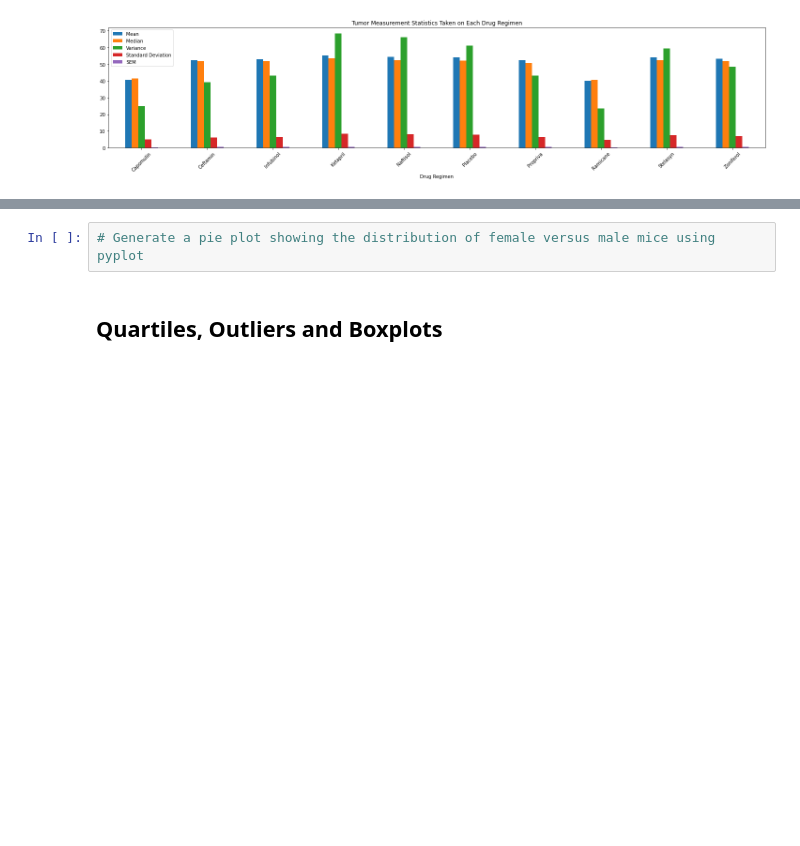
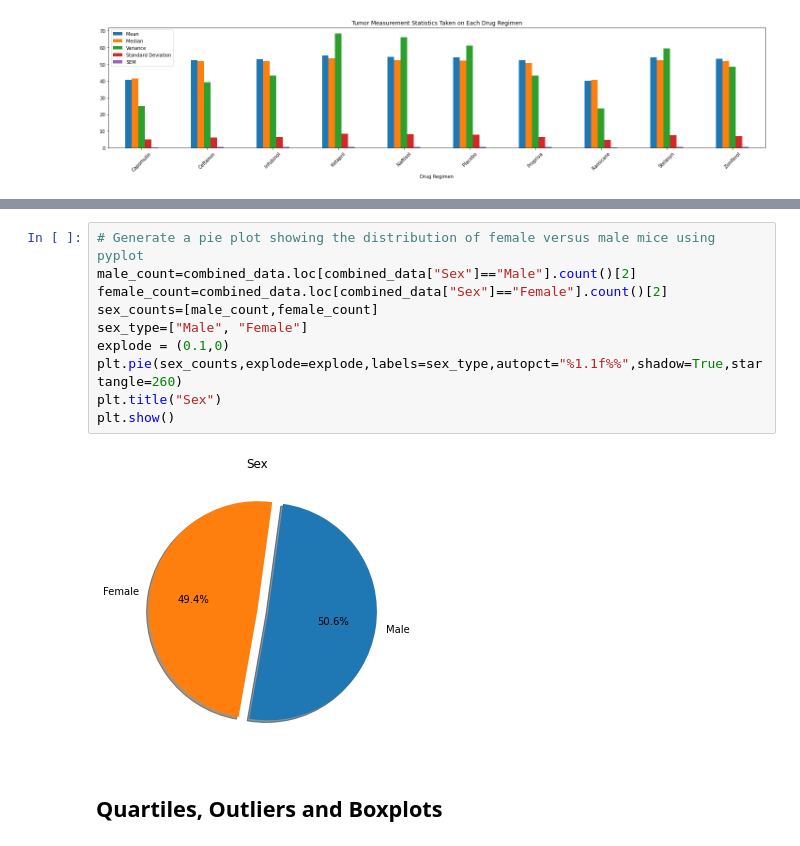
Before and after one commit to georgiafbi/matplotlib-challenge, a Jupyter notebook: Pymaceuticals/pymaceuticals_starter.ipynb, the cells around one changed output, grey strips where cells are left out. Cells and saved outputs as stored; diff of their text form; blank space fills up the shorter version.

```diff
--- a/Pymaceuticals/pymaceuticals_starter.ipynb
+++ b/Pymaceuticals/pymaceuticals_starter.ipynb
@@ -141,5 +146,15 @@ multibarplot(x_axis,mean_tv,median_tv,var_tv,std_tv,sem_tv,drug_names)
-# %%
-# Generate a pie plot showing the distribution of female versus male mice using pyplot
+# %%
+# Generate a pie plot showing the distribution of female versus male mice using pyplot
+male_count=combined_data.loc[combined_data["Sex"]=="Male"].count()[2]
+female_count=combined_data.loc[combined_data["Sex"]=="Female"].count()[2]
+sex_counts=[male_count,female_count]
+sex_type=["Male", "Female"]
+explode = (0.1,0)
+plt.pie(sex_counts,explode=explode,labels=sex_type,autopct="%1.1f%%",shadow=True,startangle=260)
+plt.title("Sex")
+plt.show()
+# %% [output]
+[figure, added]
 # %% [markdown]
 ## Quartiles, Outliers and Boxplots
 # %%
```
Also changed, not shown: parts of 3 cells of this notebook.
